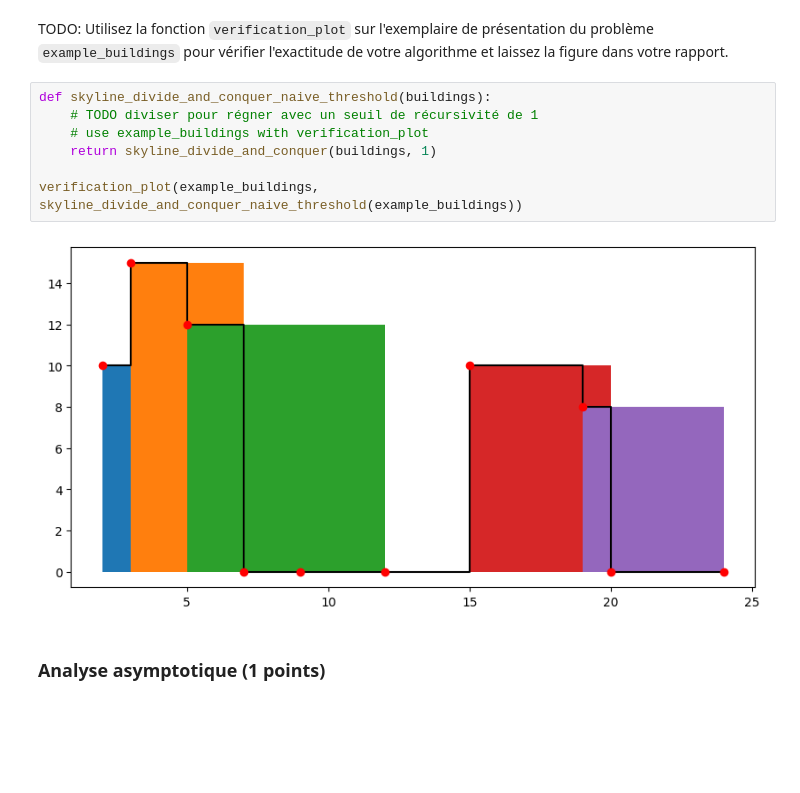
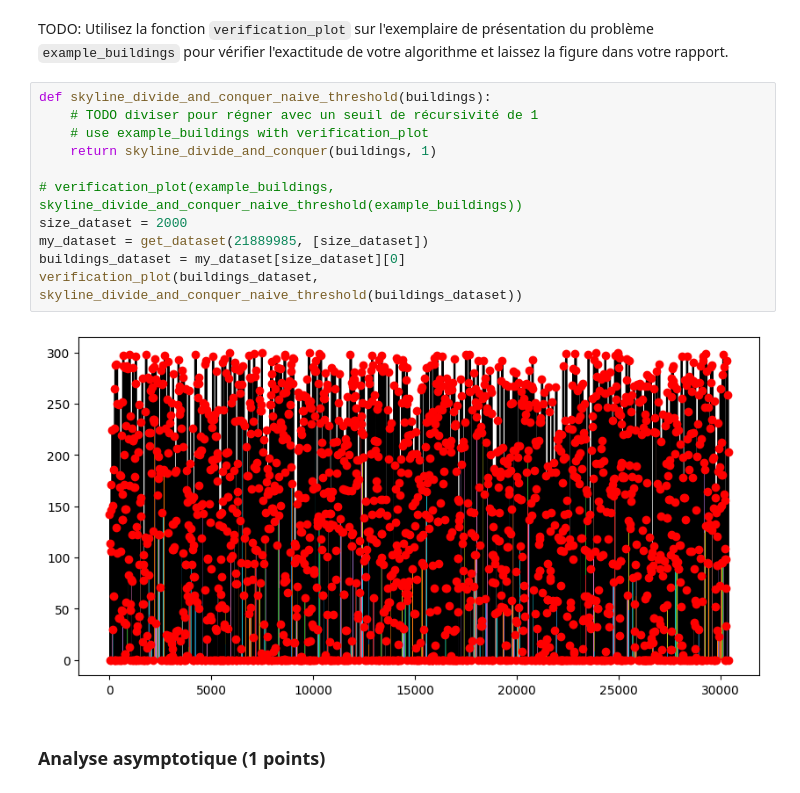
Before and after one commit to TPerronTouchette/INF8775, a Jupyter notebook: TP1_A25/TP1_A25.ipynb, the cells around one changed output. Saved outputs shown, nothing was run; the diff lists cells and outputs as text; blank space fills up the shorter version.

```diff
--- a/TP1_A25/TP1_A25.ipynb
+++ b/TP1_A25/TP1_A25.ipynb
@@ -462,12 +487,16 @@ TODO: Utilisez la fonction `verification_plot` sur l'exemplaire de présentation
 # %%
 def skyline_divide_and_conquer_naive_threshold(buildings):
     # TODO diviser pour régner avec un seuil de récursivité de 1
     # use example_buildings with verification_plot
     return skyline_divide_and_conquer(buildings, 1)
 
-verification_plot(example_buildings, skyline_divide_and_conquer_naive_threshold(example_buildings))
+# verification_plot(example_buildings, skyline_divide_and_conquer_naive_threshold(example_buildings))
+size_dataset = 2000
+my_dataset = get_dataset(21889985, [size_dataset])
+buildings_dataset = my_dataset[size_dataset][0]
+verification_plot(buildings_dataset, skyline_divide_and_conquer_naive_threshold(buildings_dataset))
 # %% [output]
-[figure, old version]
+[figure, new version]
 # %% [markdown]
 ### Analyse asymptotique (1 points)
 # %% [markdown]
```
Also changed, not shown: parts of 7 cells of this notebook.
